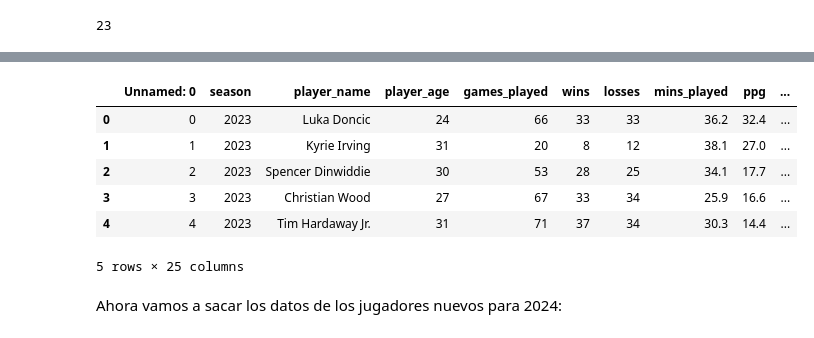
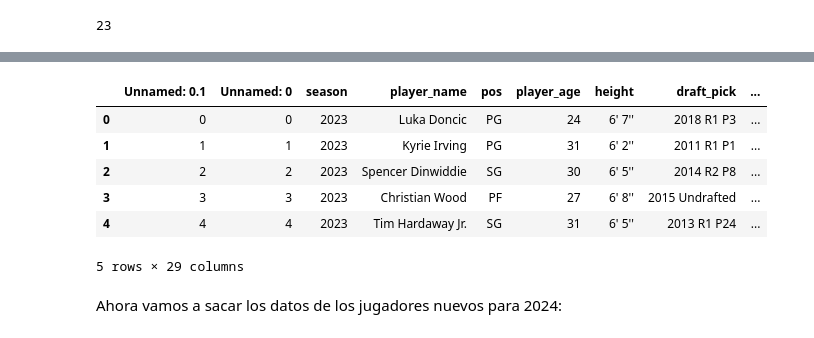
Before and after one commit to APintos2/mavs_eda, a Jupyter notebook: notebooks/player_stats_scrap.ipynb, the cells around one changed output, grey strips where cells are left out. Cells and saved outputs as stored; diff of their text form; code cells hidden in the pictures.

```diff
--- a/notebooks/player_stats_scrap.ipynb
+++ b/notebooks/player_stats_scrap.ipynb
@@ -217,14 +217,14 @@ df_player_stats.to_csv(r'C:\Users\APint\Documents\Data Science\Bootcamp EDEM_The
 # %%
-show_df = pd.read_csv(r".\data\player_stats_2023.csv")
+show_df = pd.read_csv(r'../data/player_stats_2023.csv')
 show_df.head()
 # %% [output]
-|  | Unnamed: 0 | season | player_name | player_age | games_played | wins | losses | mins_played | ppg | ... |
-| 0 | 0 | 2023 | Luka Doncic | 24 | 66 | 33 | 33 | 36.2 | 32.4 | ... |
-| 1 | 1 | 2023 | Kyrie Irving | 31 | 20 | 8 | 12 | 38.1 | 27.0 | ... |
-| 2 | 2 | 2023 | Spencer Dinwiddie | 30 | 53 | 28 | 25 | 34.1 | 17.7 | ... |
-| 3 | 3 | 2023 | Christian Wood | 27 | 67 | 33 | 34 | 25.9 | 16.6 | ... |
-| 4 | 4 | 2023 | Tim Hardaway Jr. | 31 | 71 | 37 | 34 | 30.3 | 14.4 | ... |
+|  | Unnamed: 0.1 | Unnamed: 0 | season | player_name | pos | player_age | height | draft_pick | ... |
+| 0 | 0 | 0 | 2023 | Luka Doncic | PG | 24 | 6' 7'' | 2018 R1 P3 | ... |
+| 1 | 1 | 1 | 2023 | Kyrie Irving | PG | 31 | 6' 2'' | 2011 R1 P1 | ... |
+| 2 | 2 | 2 | 2023 | Spencer Dinwiddie | SG | 30 | 6' 5'' | 2014 R2 P8 | ... |
+| 3 | 3 | 3 | 2023 | Christian Wood | PF | 27 | 6' 8'' | 2015 Undrafted | ... |
+| 4 | 4 | 4 | 2023 | Tim Hardaway Jr. | SG | 31 | 6' 5'' | 2013 R1 P24 | ... |
-5 rows × 25 columns
+5 rows × 29 columns
 # %% [markdown]
 Ahora vamos a sacar los datos de los jugadores nuevos para 2024:
 # %%
```
Also changed, not shown: parts of 12 cells of this notebook, 4 other files.
